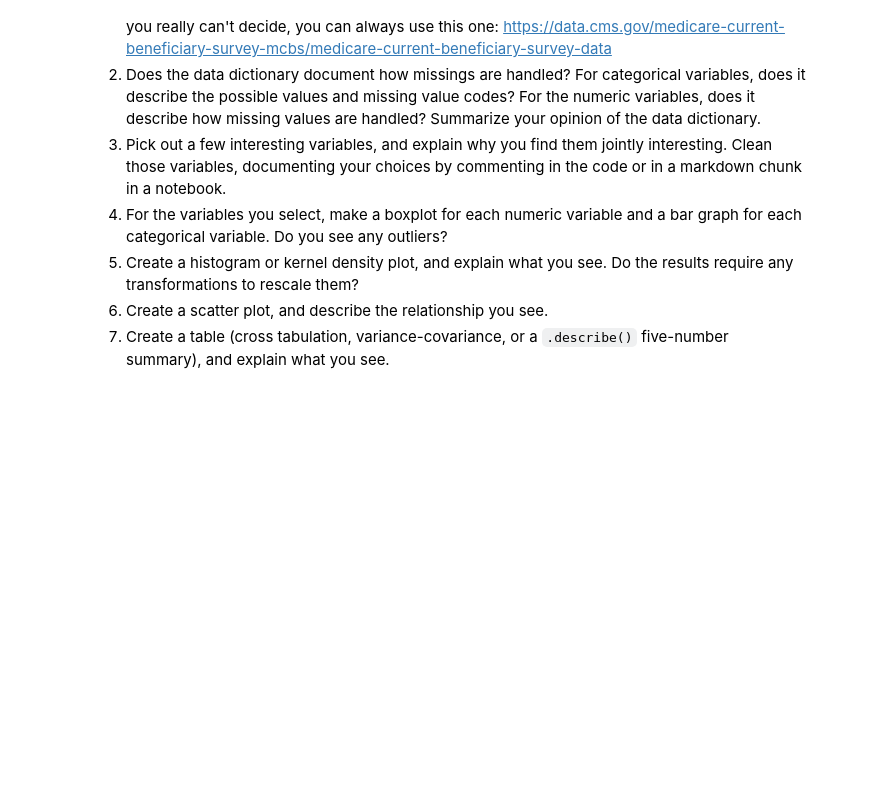
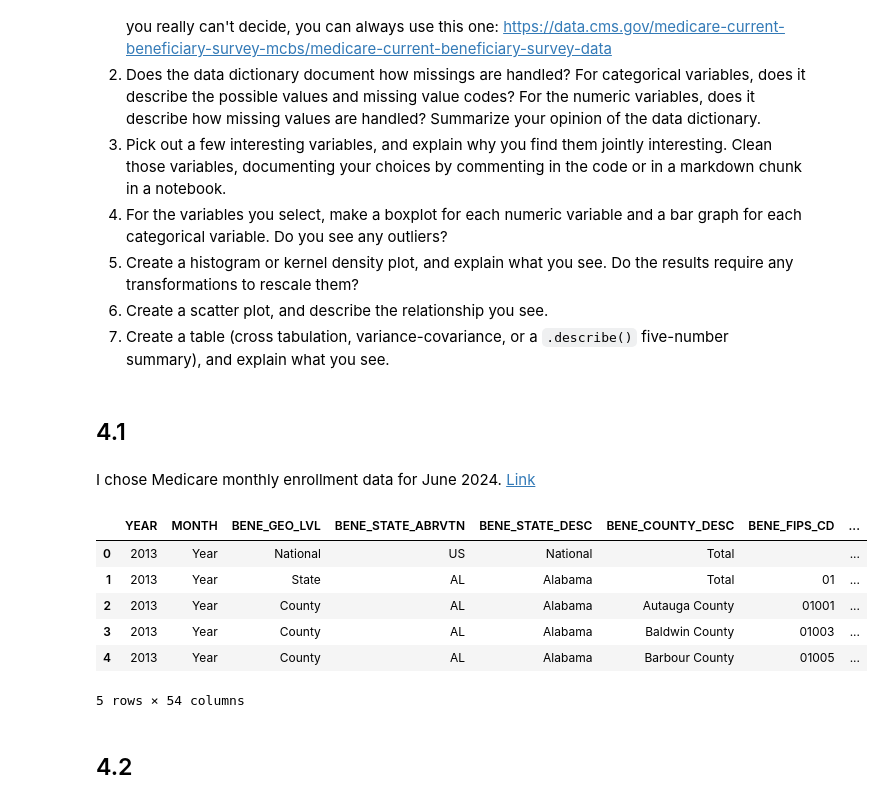
Before and after one commit to alyshaakhtar/DS3001-visualization, a Jupyter notebook: assignment/assignment.ipynb, the cells around one changed output. Cells and saved outputs as stored; diff of their text form; code cells hidden in the pictures; blank space fills up the shorter version.

```diff
--- a/assignment/assignment.ipynb
+++ b/assignment/assignment.ipynb
@@ -259,3 +259,21 @@ Based on the colored plots, it is evident that for 2-year colleges, aid does not
 6. Create a histogram or kernel density plot, and explain what you see. Do the results require any transformations to rescale them?
 7. Create a scatter plot, and describe the relationship you see.
 8. Create a table (cross tabulation, variance-covariance, or a `.describe()` five-number summary), and explain what you see.
+# %% [markdown]
+## 4.1
+# %% [markdown]
+I chose Medicare monthly enrollment data for June 2024.
+[Link](https://data.cms.gov/medicare-current-beneficiary-survey-mcbs/medicare-current-beneficiary-survey-survey-file)
+# %%
+df = pd.read_csv('Medicare_Monthly_Enrollment_June_2024.csv', low_memory = False)
+df.head()
+# %% [output]
+|  | YEAR | MONTH | BENE_GEO_LVL | BENE_STATE_ABRVTN | BENE_STATE_DESC | BENE_COUNTY_DESC | BENE_FIPS_CD | ... |
+| 0 | 2013 | Year | National | US | National | Total |  | ... |
+| 1 | 2013 | Year | State | AL | Alabama | Total | 01 | ... |
+| 2 | 2013 | Year | County | AL | Alabama | Autauga County | 01001 | ... |
+| 3 | 2013 | Year | County | AL | Alabama | Baldwin County | 01003 | ... |
+| 4 | 2013 | Year | County | AL | Alabama | Barbour County | 01005 | ... |
+5 rows × 54 columns
+# %% [markdown]
+## 4.2
```
Also changed, not shown: parts of 1 cell of this notebook.
